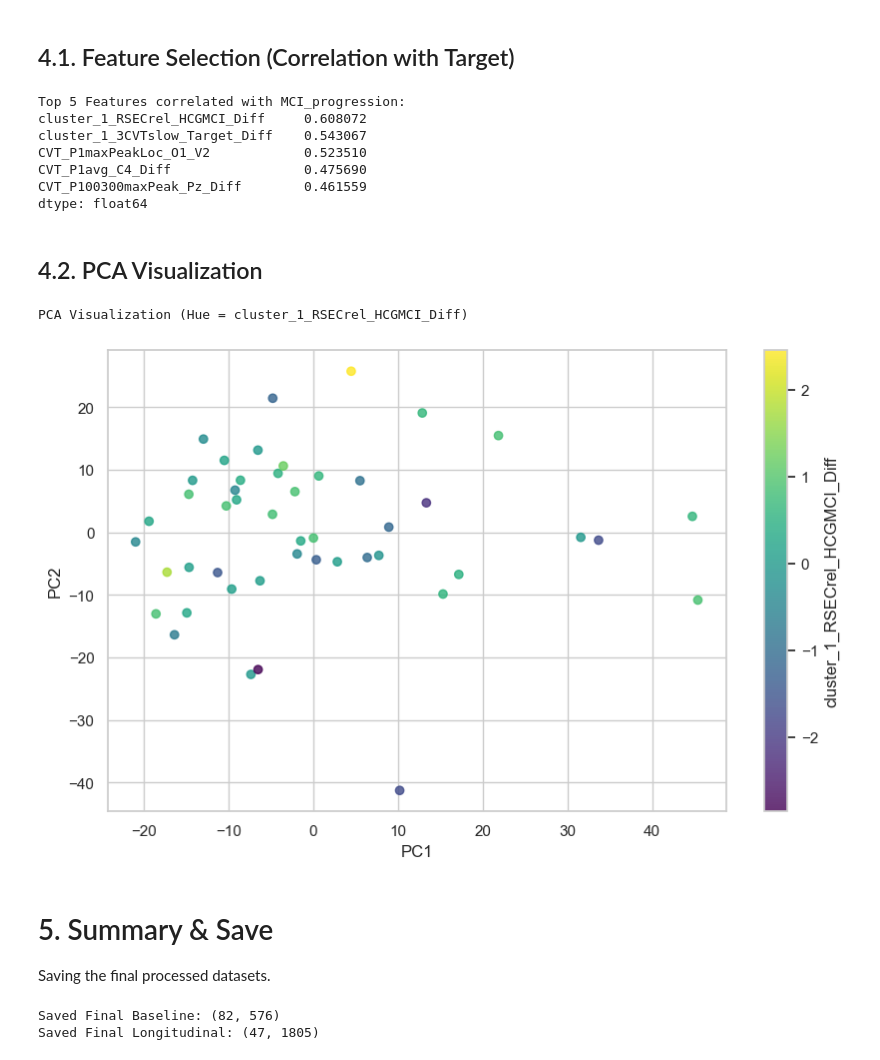
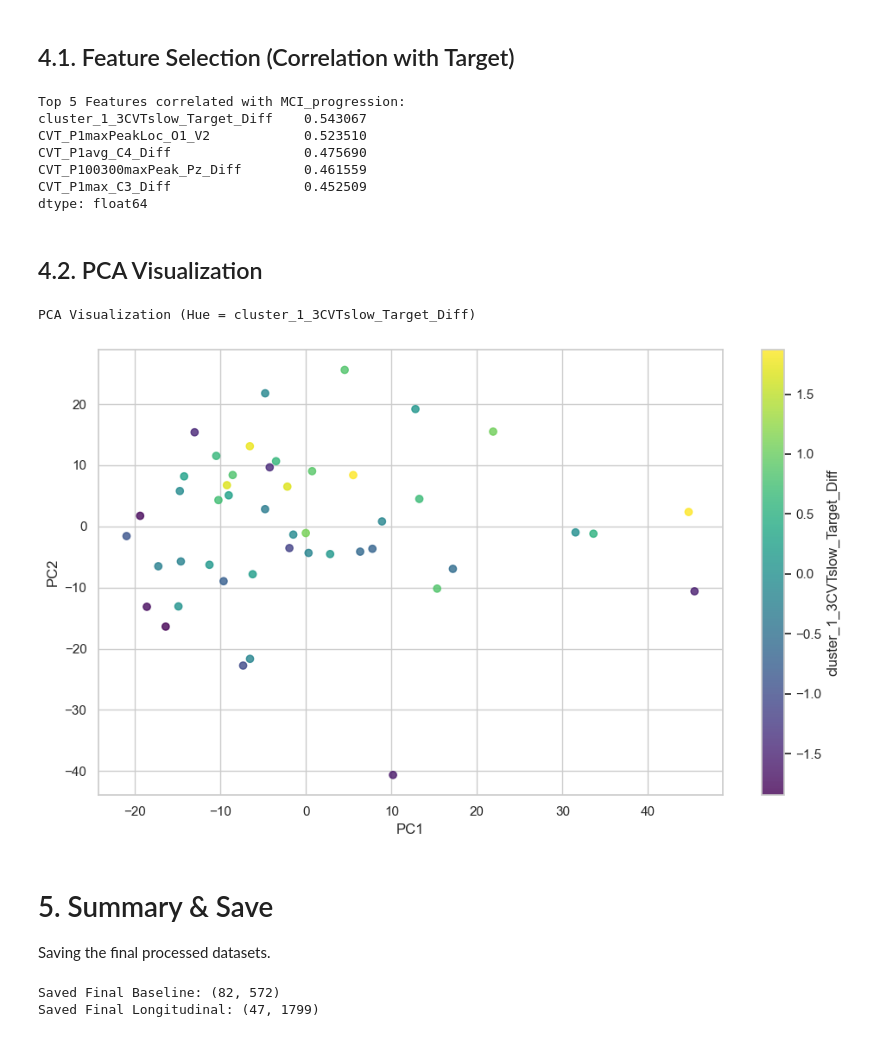
Before and after one commit to EdizArkin/EEG-Cognitive-Progression-Analysis-Early-Diagnosis, a Jupyter notebook: preprocessing.ipynb, the cells around one changed output. Drawn from its saved outputs; the diff is of its cells as text; code cells hidden in the pictures.

Commit message:
Preprocessing completed
processed datasets are created and added for baseline and longitudinal.

```diff
--- a/preprocessing.ipynb
+++ b/preprocessing.ipynb
@@ -72,11 +72,21 @@ Longitudinal Shape: (94, 667)
 Removing identifiers and non-predictive metadata information & leakage columns before any processing.
 # %%
 # 1.1 Drop Leakage Columns
-leakage_cols_base = ['SubjectNumber', 'Study', 'uniqueID', 'Testbed', 'Headset', 'Visit', 'ABM_stage', 'MCI_score', 'MCI_score_base', 'Condition', 'Condition_V2', 'Age_V2', 'Age_V3']
-leakage_cols_long = ['Study','uniqueID', 'Testbed', 'Headset', 'ABM_stage', 'MCI_score_v2', 'MCI_score_diff', 'MCI_diag_thrsld_based_v1','MCI_diag_thrsld_based_v2','MCI_progression_diag_thrsld_based']
+# -------------------------------------------------------------------------
+# DATA LEAKAGE JUSTIFICATION (V0_NHV_all):
+# 'V0_NHV_all' stands for Normalized Hippocampal Volume (at Visit 0).
+# This is an anatomical feature derived from MRI imaging, not from EEG signals.
+# Since the primary objective of this project is to detect MCI using ONLY
+# EEG/ERP data, including this strong MRI biomarker constitutes 'Modality Leakage'.
+# We drop this column to prevent 'shortcut learning', ensuring the model
+# learns patterns from brain signals rather than relying on physical hippocampal atrophy.
+# -------------------------------------------------------------------------
+
+leakage_cols_base = ['SubjectNumber', 'dataset_name', 'Study', 'uniqueID', 'Testbed', 'Headset', 'Visit', 'ABM_stage', 'MCI_score', 'MCI_score_base', 'Condition', 'Condition_V2', 'Age_V2', 'Age_V3', 'V0_NHV_all']
+leakage_cols_long = ['Study', 'dataset_name', 'uniqueID', 'Testbed', 'Headset', 'ABM_stage', 'MCI_score_v2', 'MCI_score_diff', 'MCI_diag_thrsld_based_v1','MCI_diag_thrsld_based_v2','MCI_progression_diag_thrsld_based']
 # Keep SubjectNumber/Visit for pivot
 
-potential_leakage = [c for c in df_baseline.columns if 'comment' in c.lower() or 'date' in c.lower() or 'cond_' in c.lower() or 'cond' in c.lower()]
+potential_leakage = [c for c in df_baseline.columns if 'comment' in c.lower() or 'date' in c.lower() or 'cond_' in c.lower() or 'cond' in c.lower() or 'mci' in c.lower()]
 leakage_cols_base.extend(potential_leakage)
 leakage_cols_long.extend(potential_leakage)
 
@@ -265,29 +275,30 @@ top_features = get_top_features(df_longitudinal_scaled, target_long, n=5)
 best_feature = top_features[0]
 # %% [output]
 Top 5 Features correlated with MCI_progression:
-cluster_1_RSECrel_HCGMCI_Diff     0.608072
 cluster_1_3CVTslow_Target_Diff    0.543067
 CVT_P1maxPeakLoc_O1_V2            0.523510
 CVT_P1avg_C4_Diff                 0.475690
 CVT_P100300maxPeak_Pz_Diff        0.461559
+CVT_P1max_C3_Diff                 0.452509
 dtype: float64
 # %% [markdown]
 ## 4.2. PCA Visualization
 # %%
 # 4.2. PCA Visualization
 pca = PCA(n_components=2)
 X_pca = pca.fit_transform(df_longitudinal_scaled.drop(columns=[target_long], errors='ignore'))
 
-plt.figure(figsize=(10, 6))
+fig = plt.figure(figsize=(10, 6))
 scatter = plt.scatter(X_pca[:, 0], X_pca[:, 1], c=df_longitudinal_scaled[best_feature], cmap='viridis', alpha=0.8)
 plt.colorbar(scatter, label=best_feature)
 print("PCA Visualization (Hue = {})".format(best_feature))
 plt.xlabel("PC1")
 plt.ylabel("PC2")
-plt.show()
+outfp = os.path.join(OUT_FIGS, 'longitudinal_pca.pdf')
+save_and_show(fig,outfp)
 # %% [output]
-PCA Visualization (Hue = cluster_1_RSECrel_HCGMCI_Diff)
+PCA Visualization (Hue = cluster_1_3CVTslow_Target_Diff)
-[figure, old version]
+[figure, new version]
 # %% [markdown]
 # 5. Summary & Save
 
@@ -302,5 +313,5 @@ df_longitudinal_scaled.to_csv(longitudinal_out, index=False)
 print(f"Saved Final Baseline: {df_baseline_scaled.shape}")
 print(f"Saved Final Longitudinal: {df_longitudinal_scaled.shape}")
 # %% [output]
-Saved Final Baseline: (82, 576)
-Saved Final Longitudinal: (47, 1805)
+Saved Final Baseline: (82, 572)
+Saved Final Longitudinal: (47, 1799)
```
Also changed, not shown: parts of 4 cells of this notebook, 2 other files.
